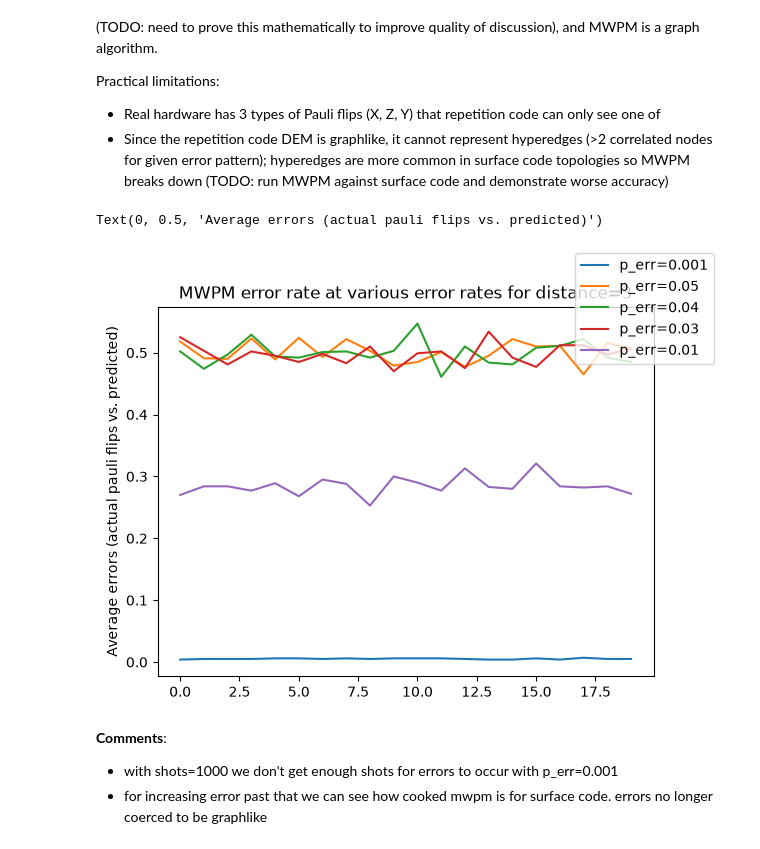
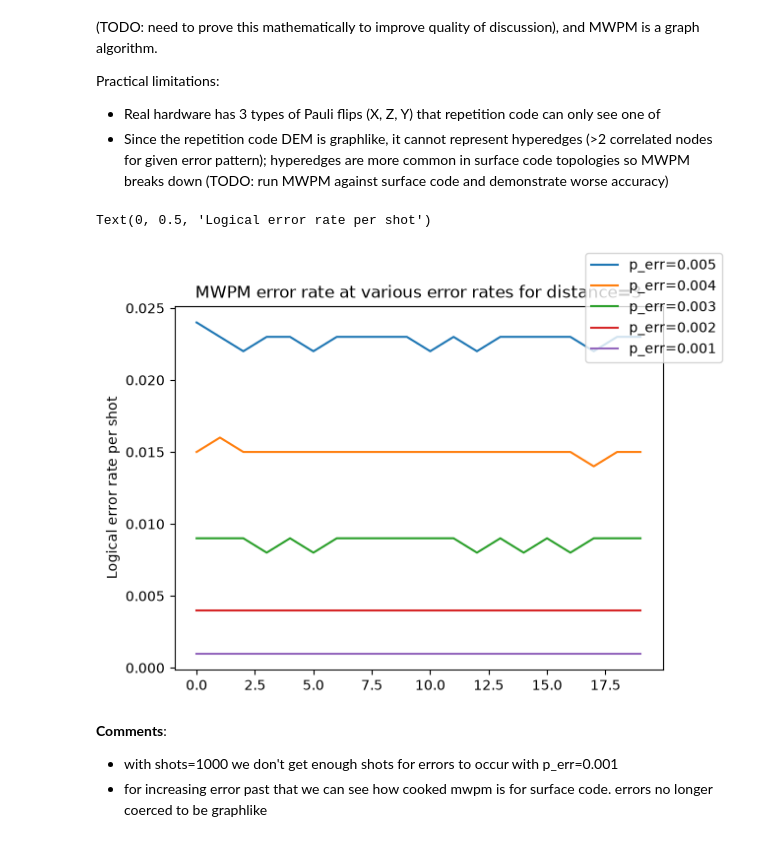
Before and after one commit to cbriice/capstone-research-assistant, a Jupyter notebook: code/mwpm.ipynb, the cells around one changed output. Drawn from its saved outputs; the diff is of its cells as text; code cells hidden in the pictures.

```diff
--- a/code/mwpm.ipynb
+++ b/code/mwpm.ipynb
@@ -178,14 +178,14 @@ Practical limitations:
 distance = 3
 # add error rate for hook errors (after CNOT gate error, not included in repetition code). produces hyperedges
 error_rates = [
-    1e-3,
-    5e-2,
-    4e-2,
-    3e-2,
-    1e-2
+    5e-3,
+    4e-3,
+    3e-3,
+    2e-3,
+    1e-3
 ]
 
-def surface_mwpm_from_dem(p_err: float, suppress_results: bool=False, distance: int=3, rounds: int=25):
+def surface_mwpm_from_dem(p_err: float, suppress_results: bool=False, distance: int=3, rounds: int=5):
     repetition_ckt = stim.Circuit.generated(
         "surface_code:rotated_memory_z",
         rounds=rounds,
@@ -196,13 +196,8 @@ def surface_mwpm_from_dem(p_err: float, suppress_results: bool=False, distance:
     )
     dem = repetition_ckt.detector_error_model(decompose_errors=True)
     detector_sampler = repetition_ckt.compile_detector_sampler()
-    # dynamically adjust detector shots based on error rate
-    if p_err >= 1e-2:
-        detector_shots = 10**3
-    elif p_err < 1e-2 and p_err >= 1e-3:
-        detector_shots = 10**4
-    else:
-        detector_shots = 10**5
+
+    detector_shots = 2*10**5
 
     detection_events, observable_flips = detector_sampler.sample(shots=detector_shots, separate_observables=True)
 
@@ -230,20 +225,19 @@ def surface_run_mwpm(p_err: float, num_shots: int=20, distance: int=3):
 # %%
 result = []
 for p in error_rates:
-    p_err = p
-    surface_error_rate = surface_run_mwpm(p_err=p_err, distance=distance)
-    result.append((surface_error_rate, p_err))
+    surface_error_rate = surface_run_mwpm(p_err=p, distance=distance)
+    result.append((surface_error_rate, p))
 
 fig, ax = plt.subplots()
 for i, res in enumerate(result):
     p_err = res[1]
     ax.plot(res[0], label=f"p_err={p_err}")
 fig.legend(loc='outside right upper')
 plt.title(f"MWPM error rate at various error rates for distance={distance}")
-plt.ylabel("Average errors (actual pauli flips vs. predicted)")
+plt.ylabel("Logical error rate per shot")
 # %% [output]
-Text(0, 0.5, 'Average errors (actual pauli flips vs. predicted)')
+Text(0, 0.5, 'Logical error rate per shot')
-[figure, old version]
+[figure, new version]
 # %% [markdown]
 **Comments**:
 - with shots=1000 we don't get enough shots for errors to occur with p_err=0.001
```
Also changed, not shown: parts of 7 cells of this notebook, 5 other files.
